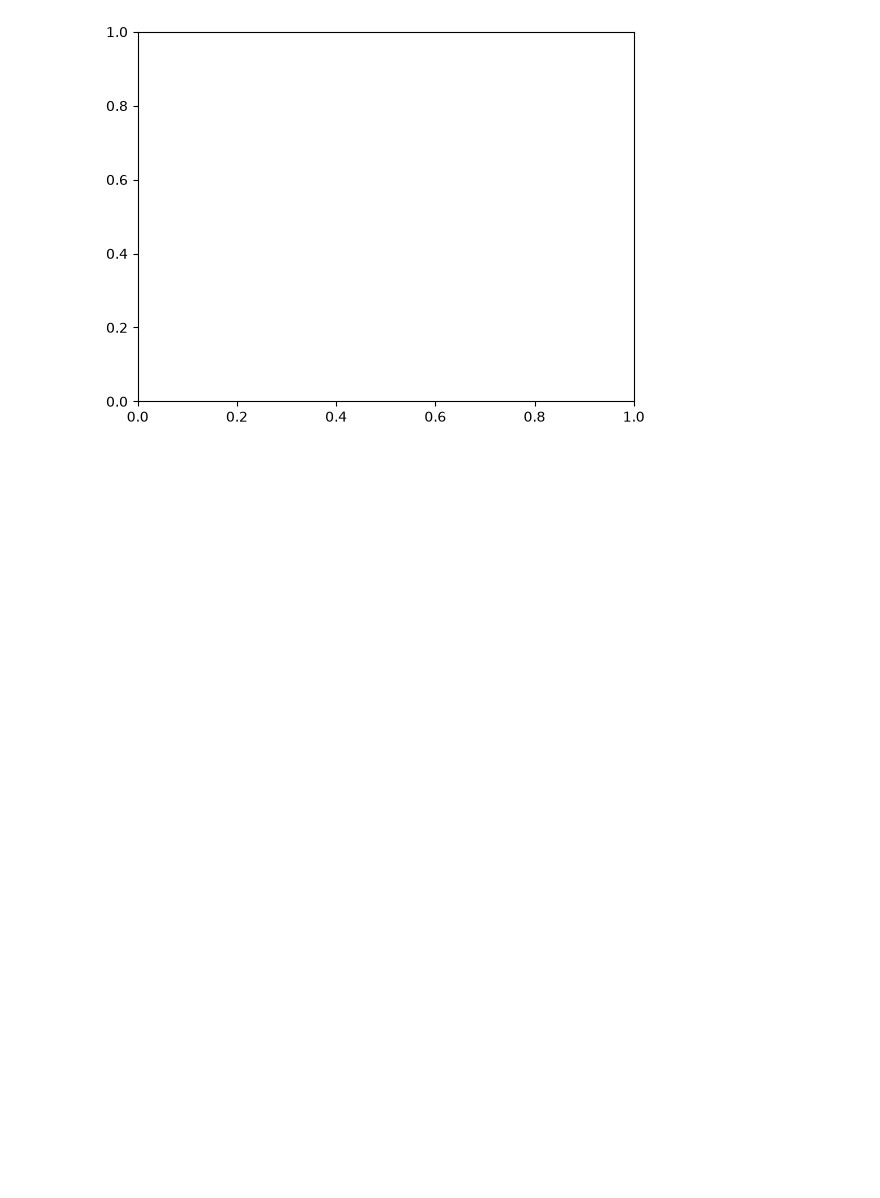
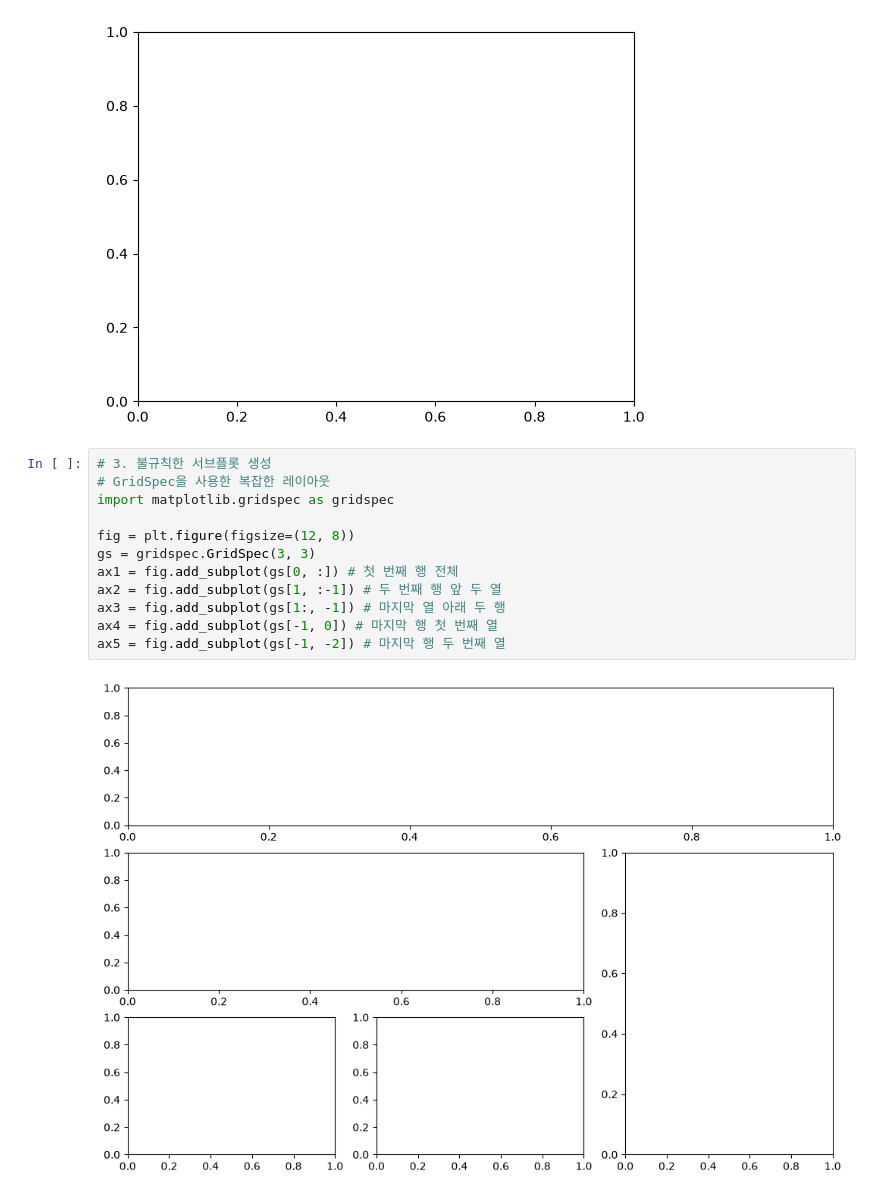
Before and after one commit to oakilae-droid/big0611, a Jupyter notebook: py/p02_데이터분석및시각화/ch05_matplotlib/ex02_도화지설정하기.ipynb, the cells around one changed output. Drawn from its saved outputs; the diff is of its cells as text; blank space fills up the shorter version.

```diff
--- a/py/p02_데이터분석및시각화/ch05_matplotlib/ex02_고화지설정하기.ipynb
+++ b/py/p02_데이터분석및시각화/ch05_matplotlib/ex02_도화지설정하기.ipynb
@@ -77,3 +77,17 @@ plt.subplots(nrows=1, ncols=1, sharex=False, sharey=False)
 # %% [output]
 (<Figure size 640x480 with 1 Axes>, <Axes: >)
 [figure]
+# %%
+# 3. 불규칙한 서브플롯 생성
+# GridSpec을 사용한 복잡한 레이아웃
+import matplotlib.gridspec as gridspec
+
+fig = plt.figure(figsize=(12, 8))
+gs = gridspec.GridSpec(3, 3)
+ax1 = fig.add_subplot(gs[0, :]) # 첫 번째 행 전체
+ax2 = fig.add_subplot(gs[1, :-1]) # 두 번째 행 앞 두 열
+ax3 = fig.add_subplot(gs[1:, -1]) # 마지막 열 아래 두 행
+ax4 = fig.add_subplot(gs[-1, 0]) # 마지막 행 첫 번째 열
+ax5 = fig.add_subplot(gs[-1, -2]) # 마지막 행 두 번째 열
+# %% [output]
+[figure, added]
```
Also changed, not shown: 5 other files.
